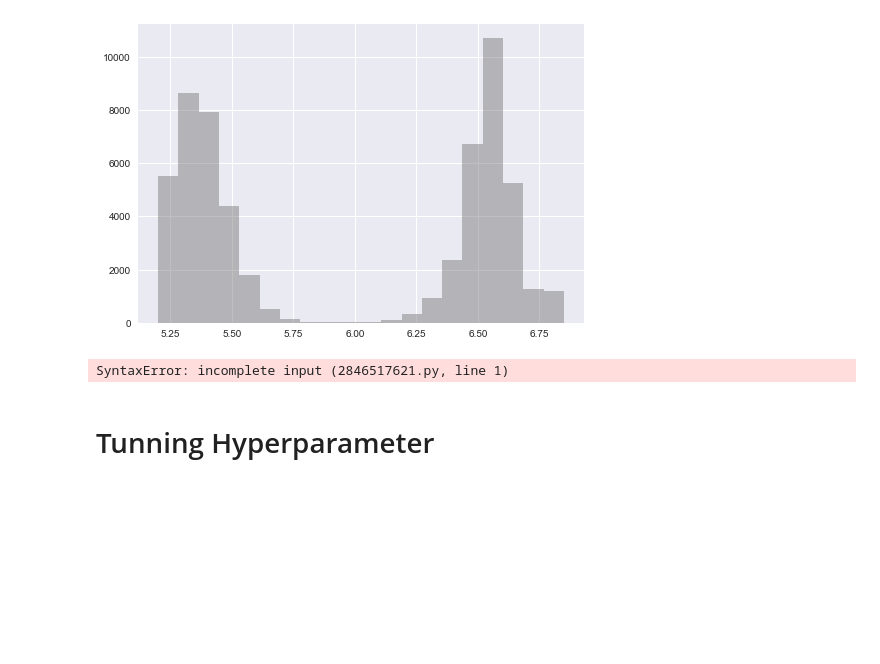
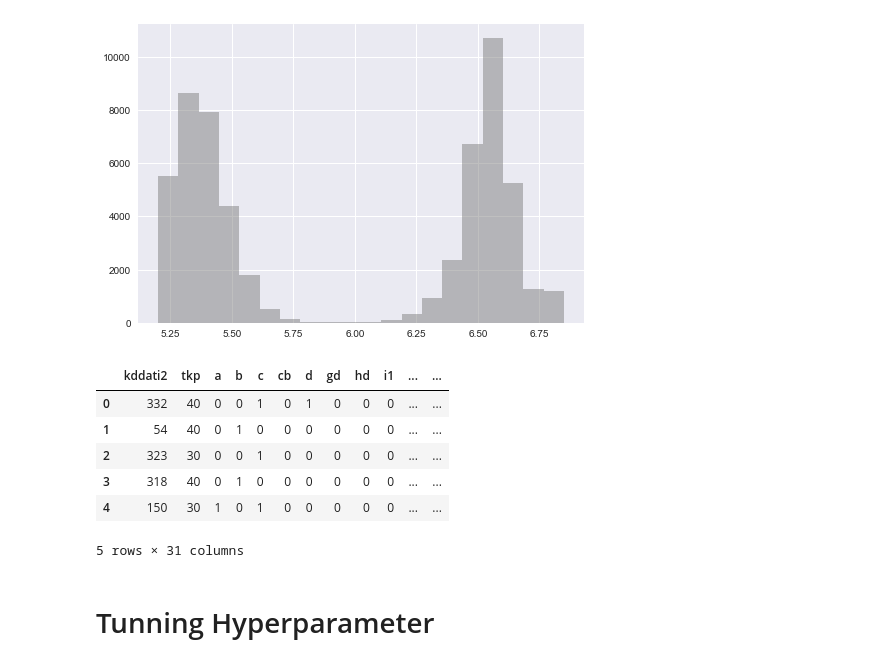
Before and after one commit to yodialfa/BPJSCostPrediction-Hackathon, a Jupyter notebook: notebook/BPJScostPrediction.ipynb, the cells around one changed output. Drawn from its saved outputs; the diff is of its cells as text; code cells hidden in the pictures; blank space fills up the shorter version.

```diff
--- a/notebook/BPJScostPrediction.ipynb
+++ b/notebook/BPJScostPrediction.ipynb
@@ -627,9 +629,15 @@ z_grid = np.linspace(z.min(), z.max(), 1000)
 # %% [output]
 [figure]
 # %%
-df.head(
+df.head()
 # %% [output]
+|  | kddati2 | tkp | a | b | c | cb | d | gd | hd | i1 | ... | ... |
+| 0 | 332 | 40 | 0 | 0 | 1 | 0 | 1 | 0 | 0 | 0 | ... | ... |
+| 1 | 54 | 40 | 0 | 1 | 0 | 0 | 0 | 0 | 0 | 0 | ... | ... |
+| 2 | 323 | 30 | 0 | 0 | 1 | 0 | 0 | 0 | 0 | 0 | ... | ... |
+| 3 | 318 | 40 | 0 | 1 | 0 | 0 | 0 | 0 | 0 | 0 | ... | ... |
+| 4 | 150 | 30 | 1 | 0 | 1 | 0 | 0 | 0 | 0 | 0 | ... | ... |
-SyntaxError: incomplete input (2846517621.py, line 1)
+5 rows × 31 columns
 # %% [markdown]
 # Tunning Hyperparameter
 # %% [markdown]
```
Also changed, not shown: parts of 37 cells of this notebook, 2 other files.
